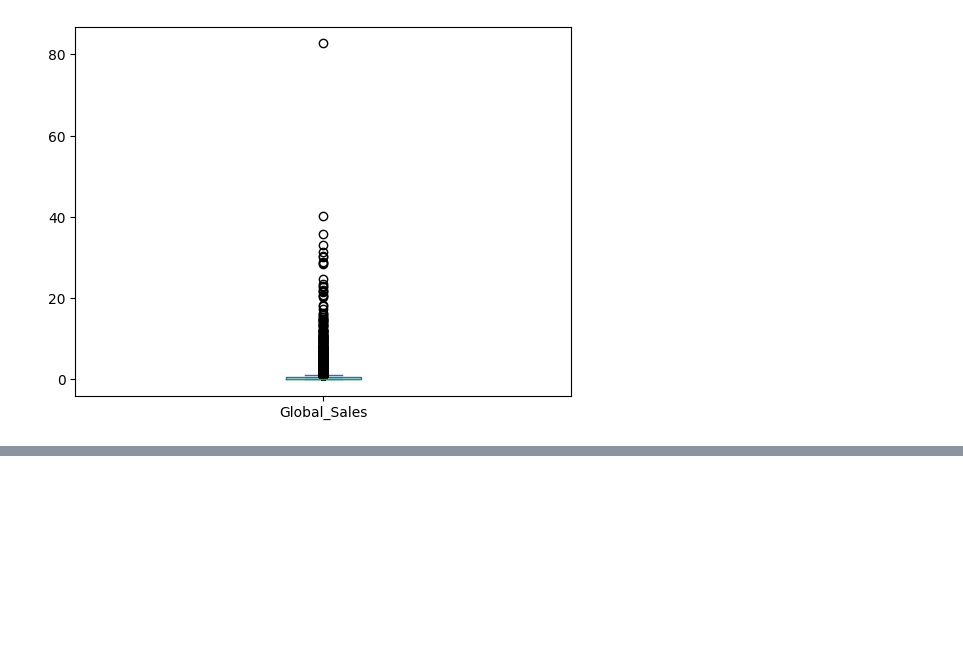
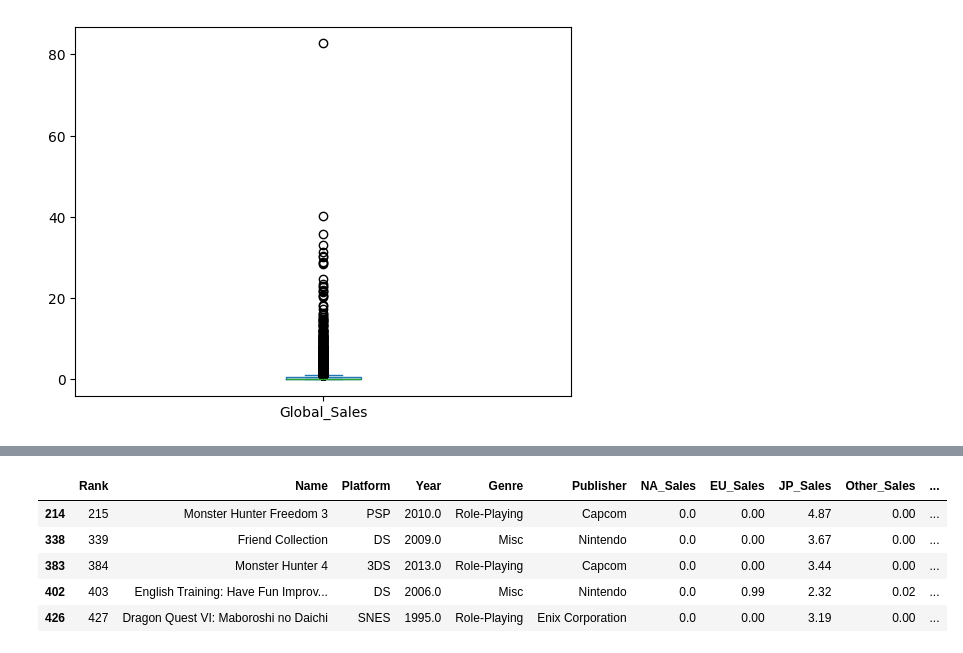
Before and after one commit to yaelgl/SemanaTecA01750911, a Jupyter notebook: videojuegos.ipynb, the cells around one changed output, grey strips where cells are left out. Cells and saved outputs as stored; diff of their text form; code cells hidden in the pictures; blank space fills up the shorter version.

```diff
--- a/videojuegos.ipynb
+++ b/videojuegos.ipynb
@@ -91,0 +187,11 @@ NameError: name 'numeric_columns' is not defined
+# %%
+df["NA_Sales"].nlargest(3)          #n datos mas grandes
+df["NA_Sales"].nsmallest(3)         #n datos mas pequeños
+df.nsmallest(n=5, columns=["NA_Sales"])
+# %% [output]
+|  | Rank | Name | Platform | Year | Genre | Publisher | NA_Sales | EU_Sales | JP_Sales | Other_Sales | ... |
+| 214 | 215 | Monster Hunter Freedom 3 | PSP | 2010.0 | Role-Playing | Capcom | 0.0 | 0.00 | 4.87 | 0.00 | ... |
+| 338 | 339 | Friend Collection | DS | 2009.0 | Misc | Nintendo | 0.0 | 0.00 | 3.67 | 0.00 | ... |
+| 383 | 384 | Monster Hunter 4 | 3DS | 2013.0 | Role-Playing | Capcom | 0.0 | 0.00 | 3.44 | 0.00 | ... |
+| 402 | 403 | English Training: Have Fun Improv... | DS | 2006.0 | Misc | Nintendo | 0.0 | 0.99 | 2.32 | 0.02 | ... |
+| 426 | 427 | Dragon Quest VI: Maboroshi no Daichi | SNES | 1995.0 | Role-Playing | Enix Corporation | 0.0 | 0.00 | 3.19 | 0.00 | ... |
```
Also changed, not shown: parts of 7 cells of this notebook.
